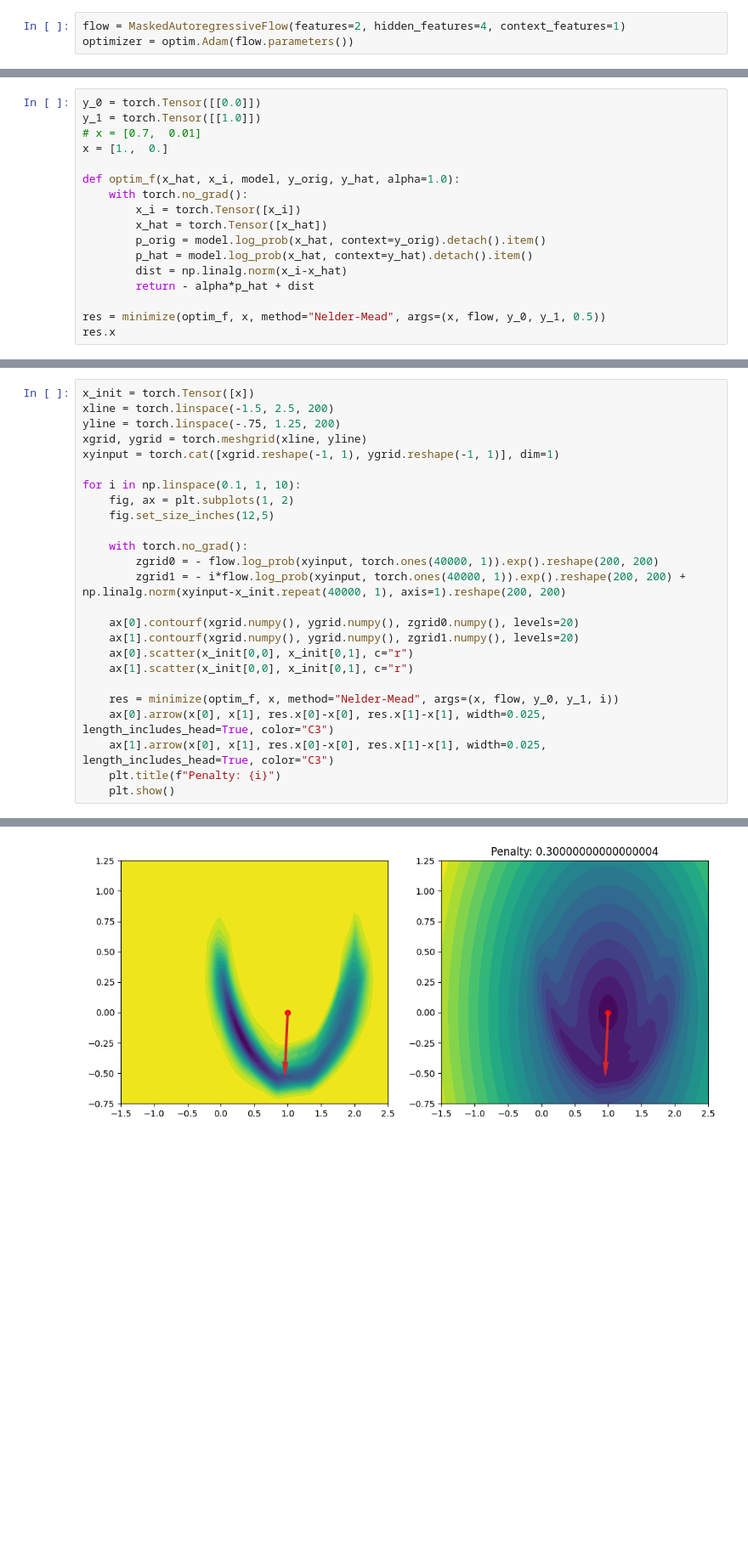
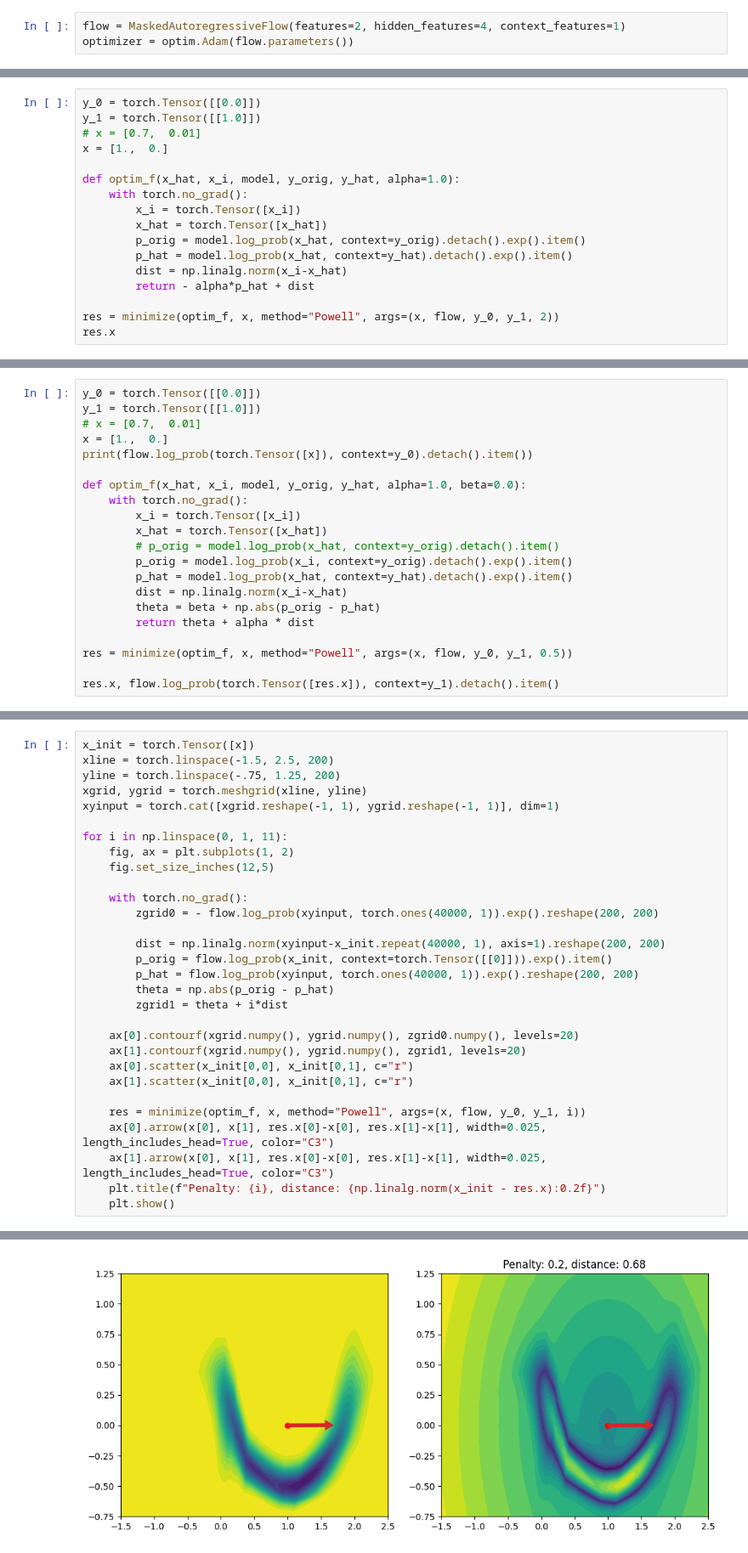
Before and after one commit to ofurman/counterfactuals, a Jupyter notebook: notebooks/toy_example.ipynb, the cells around one changed output, grey strips where cells are left out. Shown at 85% size. Saved outputs shown, nothing was run; the diff lists cells and outputs as text; blank space fills up the shorter version.

```diff
--- a/notebooks/toy_example.ipynb
+++ b/notebooks/toy_example.ipynb
@@ -46,11 +48,11 @@ def optim_f(x_hat, x_i, model, y_orig, y_hat, alpha=1.0):
     with torch.no_grad():
         x_i = torch.Tensor([x_i])
         x_hat = torch.Tensor([x_hat])
-        p_orig = model.log_prob(x_hat, context=y_orig).detach().item()
-        p_hat = model.log_prob(x_hat, context=y_hat).detach().item()
+        p_orig = model.log_prob(x_hat, context=y_orig).detach().exp().item()
+        p_hat = model.log_prob(x_hat, context=y_hat).detach().exp().item()
         dist = np.linalg.norm(x_i-x_hat)
         return - alpha*p_hat + dist
 
-res = minimize(optim_f, x, method="Nelder-Mead", args=(x, flow, y_0, y_1, 0.5))
+res = minimize(optim_f, x, method="Powell", args=(x, flow, y_0, y_1, 2))
 res.x
 # %% [output]
@@ -57,0 +100,21 @@ array([ 0.61897017, -0.4210587 ])
+# %%
+y_0 = torch.Tensor([[0.0]])
+y_1 = torch.Tensor([[1.0]])
+# x = [0.7,  0.01]
+x = [1.,  0.]
+print(flow.log_prob(torch.Tensor([x]), context=y_0).detach().item())
+
+def optim_f(x_hat, x_i, model, y_orig, y_hat, alpha=1.0, beta=0.0):
+    with torch.no_grad():
+        x_i = torch.Tensor([x_i])
+        x_hat = torch.Tensor([x_hat])
+        # p_orig = model.log_prob(x_hat, context=y_orig).detach().item()
+        p_orig = model.log_prob(x_i, context=y_orig).detach().exp().item()
+        p_hat = model.log_prob(x_hat, context=y_hat).detach().exp().item()
+        dist = np.linalg.norm(x_i-x_hat)
+        theta = beta + np.abs(p_orig - p_hat)
+        return theta + alpha * dist
+
+res = minimize(optim_f, x, method="Powell", args=(x, flow, y_0, y_1, 0.5))
+
+res.x, flow.log_prob(torch.Tensor([res.x]), context=y_1).detach().item()
@@ -73,22 +139,27 @@ yline = torch.linspace(-.75, 1.25, 200)
 xgrid, ygrid = torch.meshgrid(xline, yline)
 xyinput = torch.cat([xgrid.reshape(-1, 1), ygrid.reshape(-1, 1)], dim=1)
 
-for i in np.linspace(0.1, 1, 10):
+for i in np.linspace(0, 1, 11):
     fig, ax = plt.subplots(1, 2)
     fig.set_size_inches(12,5)
 
     with torch.no_grad():
         zgrid0 = - flow.log_prob(xyinput, torch.ones(40000, 1)).exp().reshape(200, 200)
-        zgrid1 = - i*flow.log_prob(xyinput, torch.ones(40000, 1)).exp().reshape(200, 200) + np.linalg.norm(xyinput-x_init.repeat(40000, 1), axis=1).reshape(200, 200)
+
+        dist = np.linalg.norm(xyinput-x_init.repeat(40000, 1), axis=1).reshape(200, 200)
+        p_orig = flow.log_prob(x_init, context=torch.Tensor([[0]])).exp().item()
+        p_hat = flow.log_prob(xyinput, torch.ones(40000, 1)).exp().reshape(200, 200)
+        theta = np.abs(p_orig - p_hat)
+        zgrid1 = theta + i*dist
 
     ax[0].contourf(xgrid.numpy(), ygrid.numpy(), zgrid0.numpy(), levels=20)
-    ax[1].contourf(xgrid.numpy(), ygrid.numpy(), zgrid1.numpy(), levels=20)
+    ax[1].contourf(xgrid.numpy(), ygrid.numpy(), zgrid1, levels=20)
     ax[0].scatter(x_init[0,0], x_init[0,1], c="r")
     ax[1].scatter(x_init[0,0], x_init[0,1], c="r")
 
-    res = minimize(optim_f, x, method="Nelder-Mead", args=(x, flow, y_0, y_1, i))
+    res = minimize(optim_f, x, method="Powell", args=(x, flow, y_0, y_1, i))
     ax[0].arrow(x[0], x[1], res.x[0]-x[0], res.x[1]-x[1], width=0.025, length_includes_head=True, color="C3")
     ax[1].arrow(x[0], x[1], res.x[0]-x[0], res.x[1]-x[1], width=0.025, length_includes_head=True, color="C3")
-    plt.title(f"Penalty: {i}")
+    plt.title(f"Penalty: {i}, distance: {np.linalg.norm(x_init - res.x):0.2f}")
     plt.show()
 # %% [output]
@@ -97 +168 @@ for i in np.linspace(0.1, 1, 10):
-[figure, old version]
+[figure, new version]
```
Also changed, not shown: parts of 9 cells of this notebook, 4 other files.
